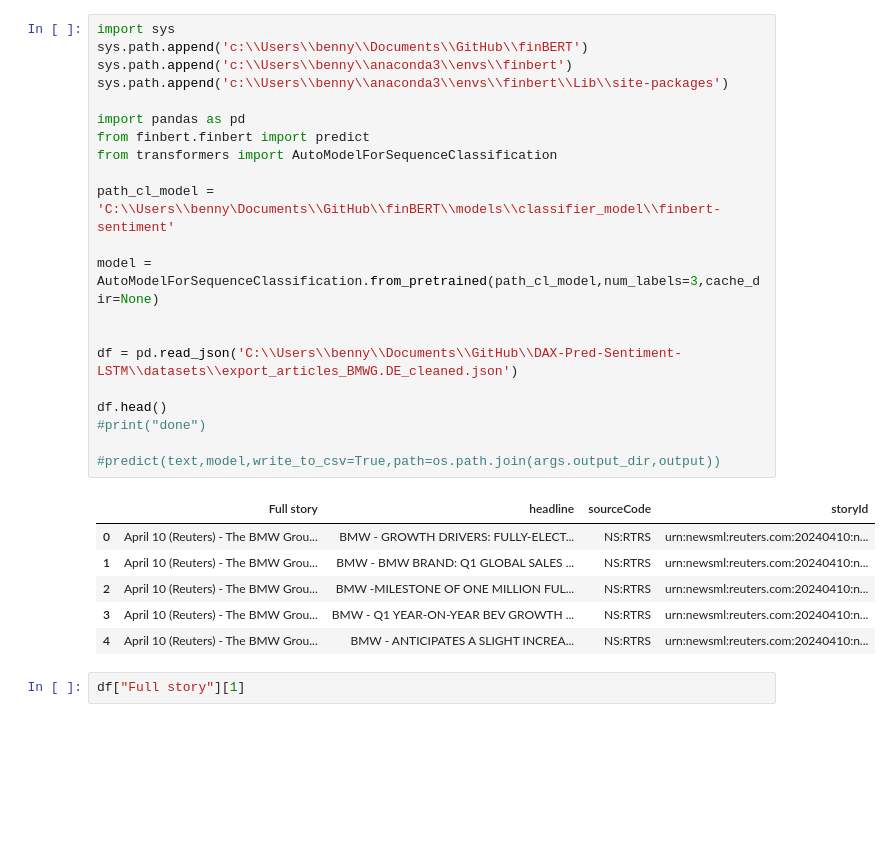
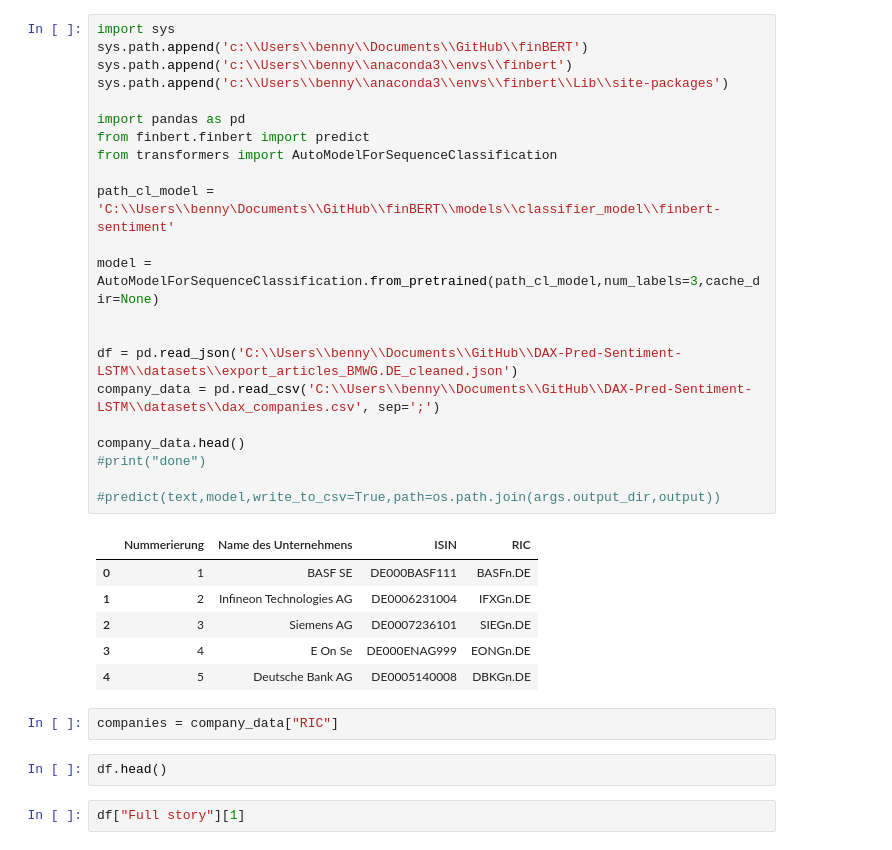
Before and after one commit to olfbenedikt/finBERT, a Jupyter notebook: scripts/data_preparation__sentiment.ipynb, the cells around one changed output. Saved outputs shown, nothing was run; the diff lists cells and outputs as text; blank space fills up the shorter version.

Commit message:
Import list of companies
The list of comapnies is imported. This is a preparation for calculating the sentiment scores for all articles of all companies

```diff
--- a/scripts/data_preparation__sentiment.ipynb
+++ b/scripts/data_preparation__sentiment.ipynb
@@ -1,31 +1,36 @@
 # %%
 import sys
 sys.path.append('c:\\Users\\benny\\Documents\\GitHub\\finBERT')
 sys.path.append('c:\\Users\\benny\\anaconda3\\envs\\finbert')
 sys.path.append('c:\\Users\\benny\\anaconda3\\envs\\finbert\\Lib\\site-packages')
 
 import pandas as pd
 from finbert.finbert import predict
 from transformers import AutoModelForSequenceClassification
 
 path_cl_model = 'C:\\Users\\benny\Documents\\GitHub\\finBERT\\models\\classifier_model\\finbert-sentiment'
 
 model = AutoModelForSequenceClassification.from_pretrained(path_cl_model,num_labels=3,cache_dir=None)
 
 
 df = pd.read_json('C:\\Users\\benny\\Documents\\GitHub\\DAX-Pred-Sentiment-LSTM\\datasets\\export_articles_BMWG.DE_cleaned.json')
+company_data = pd.read_csv('C:\\Users\\benny\\Documents\\GitHub\\DAX-Pred-Sentiment-LSTM\\datasets\\dax_companies.csv', sep=';')
 
-df.head()
+company_data.head()
 #print("done")
 
 #predict(text,model,write_to_csv=True,path=os.path.join(args.output_dir,output))
 # %% [output]
-|  | Full story | headline | sourceCode | storyId |
-| 0 | April 10 (Reuters) - The BMW Grou... | BMW - GROWTH DRIVERS: FULLY-ELECT... | NS:RTRS | urn:newsml:reuters.com:20240410:n... |
-| 1 | April 10 (Reuters) - The BMW Grou... | BMW - BMW BRAND: Q1 GLOBAL SALES ... | NS:RTRS | urn:newsml:reuters.com:20240410:n... |
-| 2 | April 10 (Reuters) - The BMW Grou... | BMW -MILESTONE OF ONE MILLION FUL... | NS:RTRS | urn:newsml:reuters.com:20240410:n... |
-| 3 | April 10 (Reuters) - The BMW Grou... | BMW - Q1 YEAR-ON-YEAR BEV GROWTH ... | NS:RTRS | urn:newsml:reuters.com:20240410:n... |
-| 4 | April 10 (Reuters) - The BMW Grou... | BMW - ANTICIPATES A SLIGHT INCREA... | NS:RTRS | urn:newsml:reuters.com:20240410:n... |
+|  | Nummerierung | Name des Unternehmens | ISIN | RIC |
+| 0 | 1 | BASF SE | DE000BASF111 | BASFn.DE |
+| 1 | 2 | Infineon Technologies AG | DE0006231004 | IFXGn.DE |
+| 2 | 3 | Siemens AG | DE0007236101 | SIEGn.DE |
+| 3 | 4 | E On Se | DE000ENAG999 | EONGn.DE |
+| 4 | 5 | Deutsche Bank AG | DE0005140008 | DBKGn.DE |
+# %%
+companies = company_data["RIC"]
+# %%
+df.head()
 # %%
 df["Full story"][1]
 # %% [output]
```
